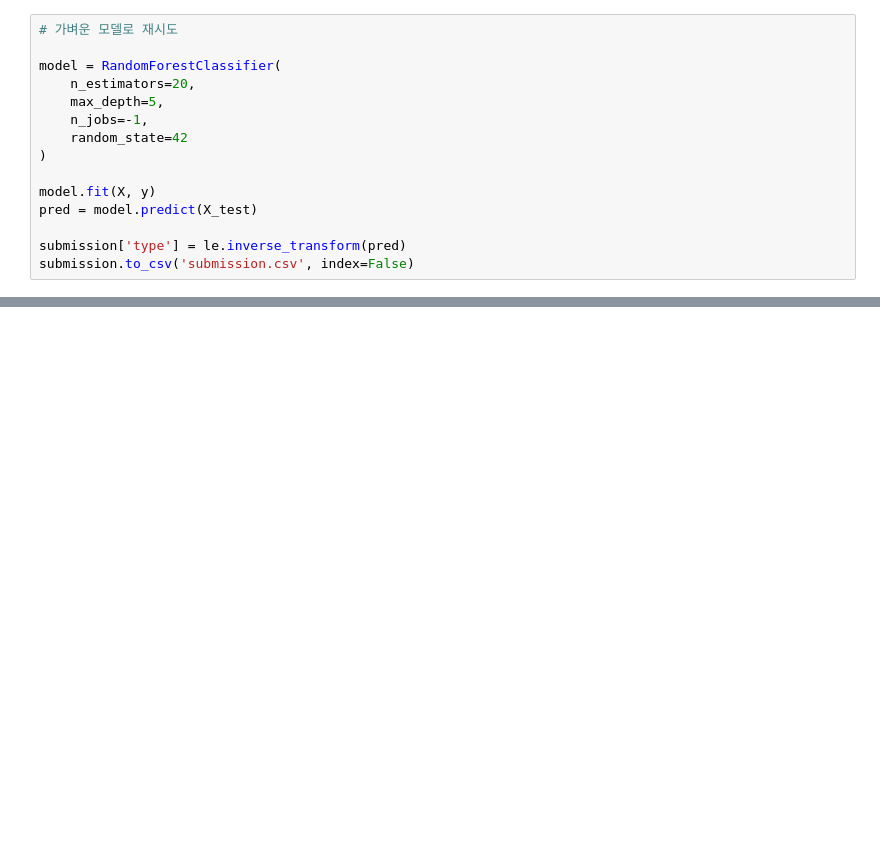
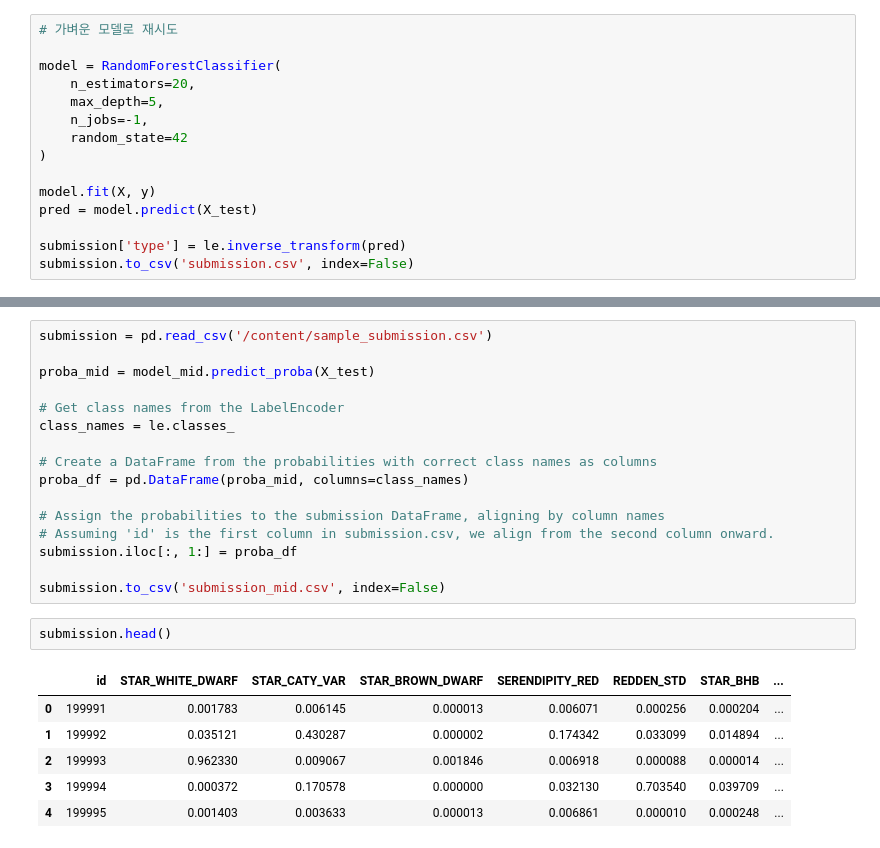
Before and after one commit to peperjet/bc-ml, a Jupyter notebook: dacon/dacon_260331.ipynb, the cells around one changed output, grey strips where cells are left out. Cells and saved outputs as stored; diff of their text form; blank space fills up the shorter version.

```diff
--- a/dacon/dacon_260331.ipynb
+++ b/dacon/dacon_260331.ipynb
@@ -292,0 +360,25 @@ submission.to_csv('submission.csv', index=False)
+# %%
+submission = pd.read_csv('/content/sample_submission.csv')
+
+proba_mid = model_mid.predict_proba(X_test)
+
+# Get class names from the LabelEncoder
+class_names = le.classes_
+
+# Create a DataFrame from the probabilities with correct class names as columns
+proba_df = pd.DataFrame(proba_mid, columns=class_names)
+
+# Assign the probabilities to the submission DataFrame, aligning by column names
+# Assuming 'id' is the first column in submission.csv, we align from the second column onward.
+submission.iloc[:, 1:] = proba_df
+
+submission.to_csv('submission_mid.csv', index=False)
+# %%
+submission.head()
+# %% [output]
+|  | id | STAR_WHITE_DWARF | STAR_CATY_VAR | STAR_BROWN_DWARF | SERENDIPITY_RED | REDDEN_STD | STAR_BHB | ... |
+| 0 | 199991 | 0.001783 | 0.006145 | 0.000013 | 0.006071 | 0.000256 | 0.000204 | ... |
+| 1 | 199992 | 0.035121 | 0.430287 | 0.000002 | 0.174342 | 0.033099 | 0.014894 | ... |
+| 2 | 199993 | 0.962330 | 0.009067 | 0.001846 | 0.006918 | 0.000088 | 0.000014 | ... |
+| 3 | 199994 | 0.000372 | 0.170578 | 0.000000 | 0.032130 | 0.703540 | 0.039709 | ... |
+| 4 | 199995 | 0.001403 | 0.003633 | 0.000013 | 0.006861 | 0.000010 | 0.000248 | ... |
```
Also changed, not shown: parts of 29 cells of this notebook.
